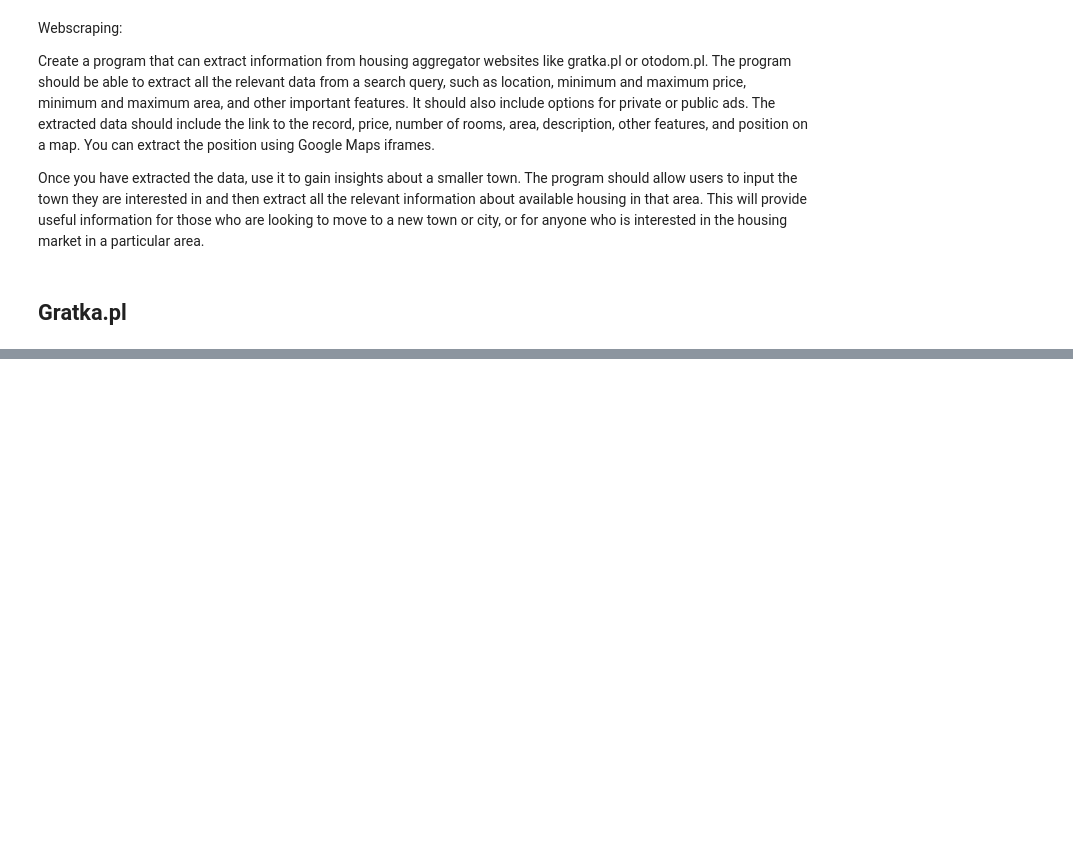
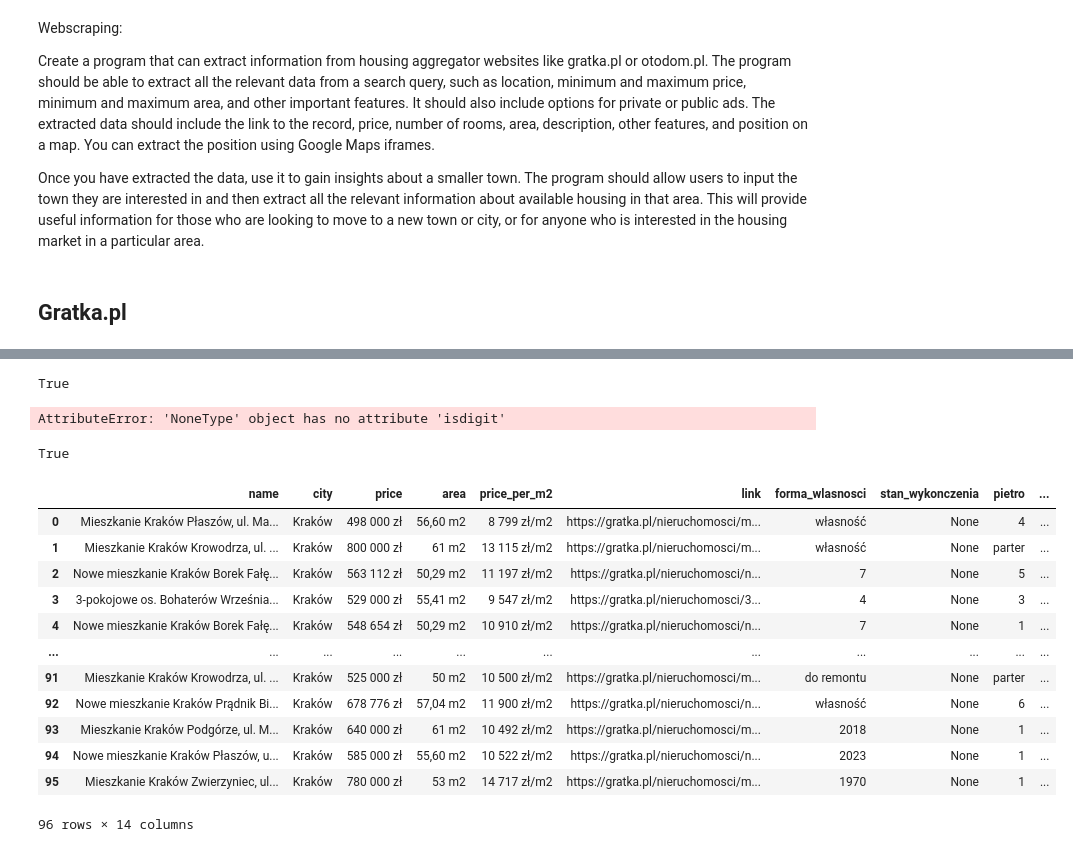
Before and after one commit to Mik3KL0/Webscraping-python-project, a Jupyter notebook: scraper_gratka.ipynb, the cells around one changed output, grey strips where cells are left out. Drawn from its saved outputs; the diff is of its cells as text; code cells hidden in the pictures; blank space fills up the shorter version.

Commit message:
Merge branch 'main' of https://github.com/Mik3KL0/Webscraping-python-project

```diff
--- a/scraper_gratka.ipynb
+++ b/scraper_gratka.ipynb
@@ -294,0 +443,44 @@ Backtrace:
+# %%
+df_gratka_v2 = df_gratka.drop_duplicates()
+# %%
+df_gratka_v2.forma_wlasnosci[2].isdigit()
+# %% [output]
+True
+# %%
+for row in range(0,len(df_gratka_v2)):
+    if df_gratka_v2.forma_wlasnosci[row].isdigit() is True:
+        df_gratka_v2.forma_wlasnosci[row] = None
+    else:
+        pass
+
+    if df_gratka_v2.parking[row].isdigit() is True:
+        df_gratka_v2.parking[row] = None
+    else:
+        pass
+
+    if df_gratka_v2.forma_wlasnosci[row].isdigit() is False:
+        df_gratka_v2.forma_wlasnosci[row] = None
+    else:
+        pass
+# %% [output]
+AttributeError: 'NoneType' object has no attribute 'isdigit'
+# %%
+isinstance(df_gratka_v2.forma_wlasnosci[0], str)
+# %% [output]
+True
+# %%
+df_gratka_v2
+# %% [output]
+|  | name | city | price | area | price_per_m2 | link | forma_wlasnosci | stan_wykonczenia | pietro | ... |
+| 0 | Mieszkanie Kraków Płaszów, ul. Ma... | Kraków | 498 000 zł | 56,60 m2 | 8 799 zł/m2 | https://gratka.pl/nieruchomosci/m... | własność | None | 4 | ... |
+| 1 | Mieszkanie Kraków Krowodrza, ul. ... | Kraków | 800 000 zł | 61 m2 | 13 115 zł/m2 | https://gratka.pl/nieruchomosci/m... | własność | None | parter | ... |
+| 2 | Nowe mieszkanie Kraków Borek Fałę... | Kraków | 563 112 zł | 50,29 m2 | 11 197 zł/m2 | https://gratka.pl/nieruchomosci/n... | 7 | None | 5 | ... |
+| 3 | 3-pokojowe os. Bohaterów Września... | Kraków | 529 000 zł | 55,41 m2 | 9 547 zł/m2 | https://gratka.pl/nieruchomosci/3... | 4 | None | 3 | ... |
+| 4 | Nowe mieszkanie Kraków Borek Fałę... | Kraków | 548 654 zł | 50,29 m2 | 10 910 zł/m2 | https://gratka.pl/nieruchomosci/n... | 7 | None | 1 | ... |
+| ... | ... | ... | ... | ... | ... | ... | ... | ... | ... | ... |
+| 91 | Mieszkanie Kraków Krowodrza, ul. ... | Kraków | 525 000 zł | 50 m2 | 10 500 zł/m2 | https://gratka.pl/nieruchomosci/m... | do remontu | None | parter | ... |
+| 92 | Nowe mieszkanie Kraków Prądnik Bi... | Kraków | 678 776 zł | 57,04 m2 | 11 900 zł/m2 | https://gratka.pl/nieruchomosci/n... | własność | None | 6 | ... |
+| 93 | Mieszkanie Kraków Podgórze, ul. M... | Kraków | 640 000 zł | 61 m2 | 10 492 zł/m2 | https://gratka.pl/nieruchomosci/m... | 2018 | None | 1 | ... |
+| 94 | Nowe mieszkanie Kraków Płaszów, u... | Kraków | 585 000 zł | 55,60 m2 | 10 522 zł/m2 | https://gratka.pl/nieruchomosci/n... | 2023 | None | 1 | ... |
+| 95 | Mieszkanie Kraków Zwierzyniec, ul... | Kraków | 780 000 zł | 53 m2 | 14 717 zł/m2 | https://gratka.pl/nieruchomosci/m... | 1970 | None | 1 | ... |
+96 rows × 14 columns
```
Also changed, not shown: parts of 4 cells of this notebook.
